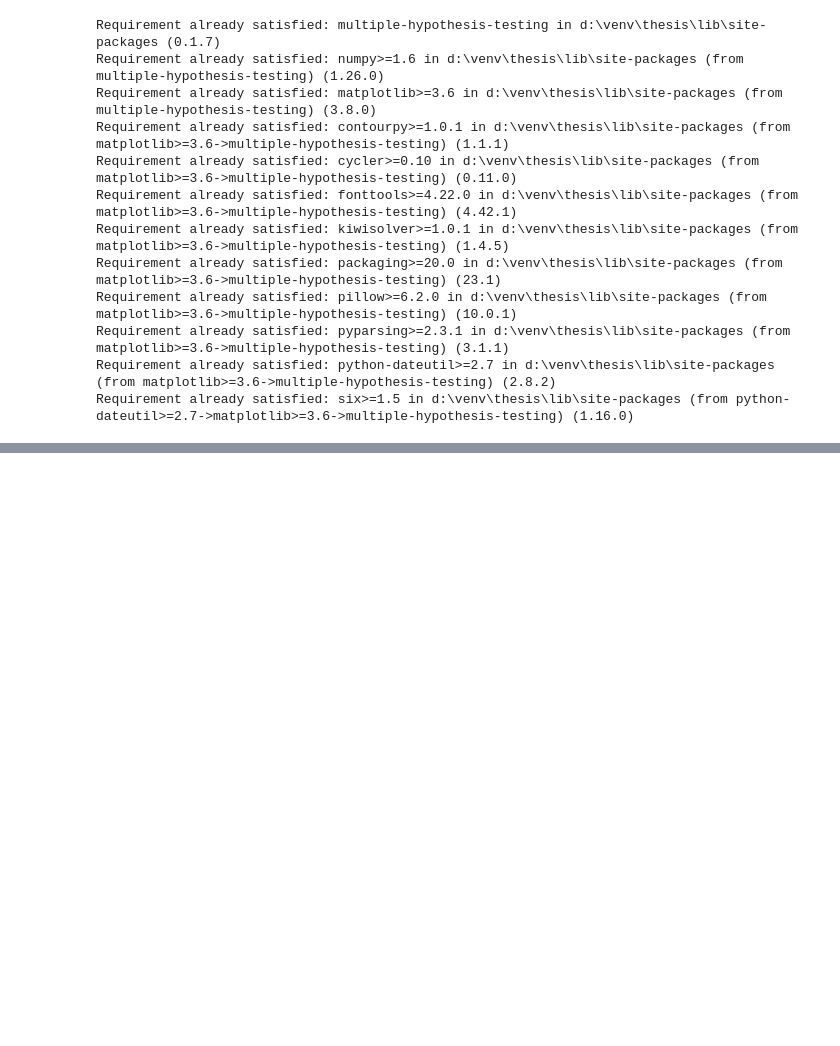
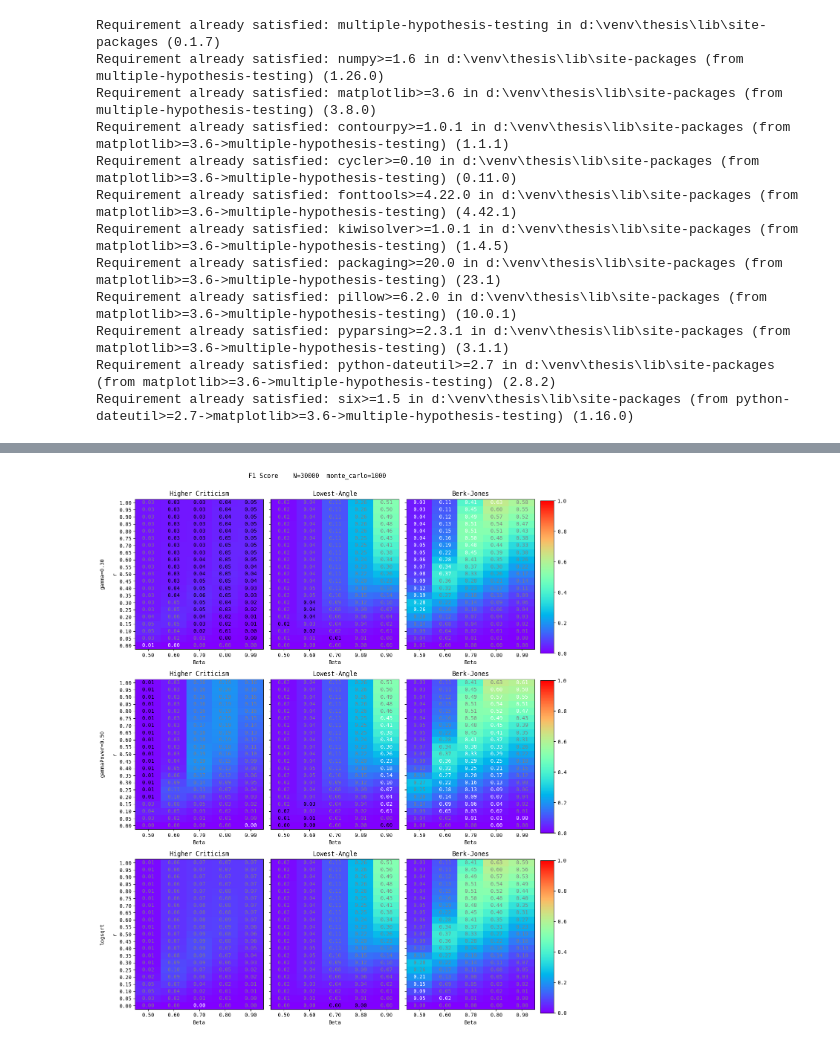
Before and after one commit to drormeir/Thesis, a Jupyter notebook: FDR_Signal_Detection_Full_Single_Size.ipynb, the cells around one changed output, grey strips where cells are left out. Cells and saved outputs as stored; diff of their text form; code cells hidden in the pictures; blank space fills up the shorter version.

```diff
--- a/FDR_Signal_Detection_Full_Single_Size.ipynb
+++ b/FDR_Signal_Detection_Full_Single_Size.ipynb
@@ -70,0 +75,8 @@ display_simulation_results(suptitle='Sqrt Entire Misclassification' + extra_titl
+# %%
+f1_score_all = confusion_matrices.apply_mean_f1_score()
+display_simulation_results(suptitle='F1 Score' + extra_title,\
+                           simulation_results=f1_score_all, major_models=major_models,\
+                            r_range=r_range, beta_range=beta_range, vmin=0.0, vmax=1.0,\
+                                min_color='black', max_color='white')
+# %% [output]
+[figure, added]
```
Also changed, not shown: parts of 5 cells of this notebook, 5 other files.
